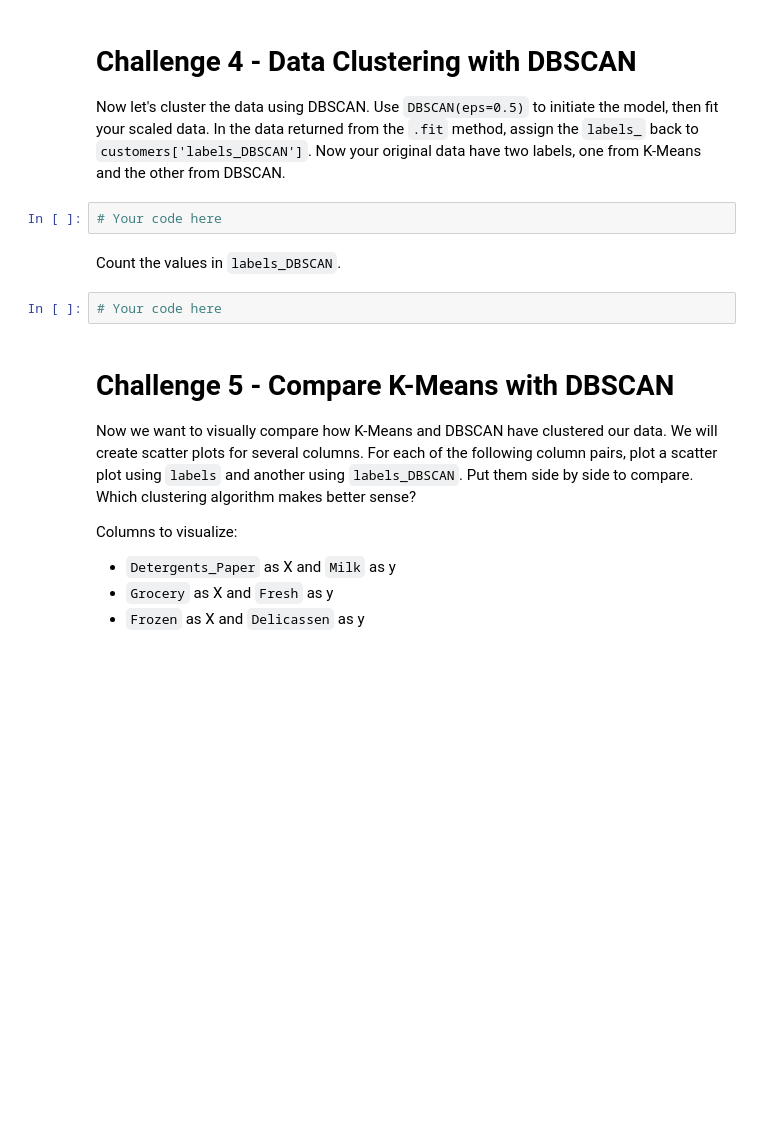
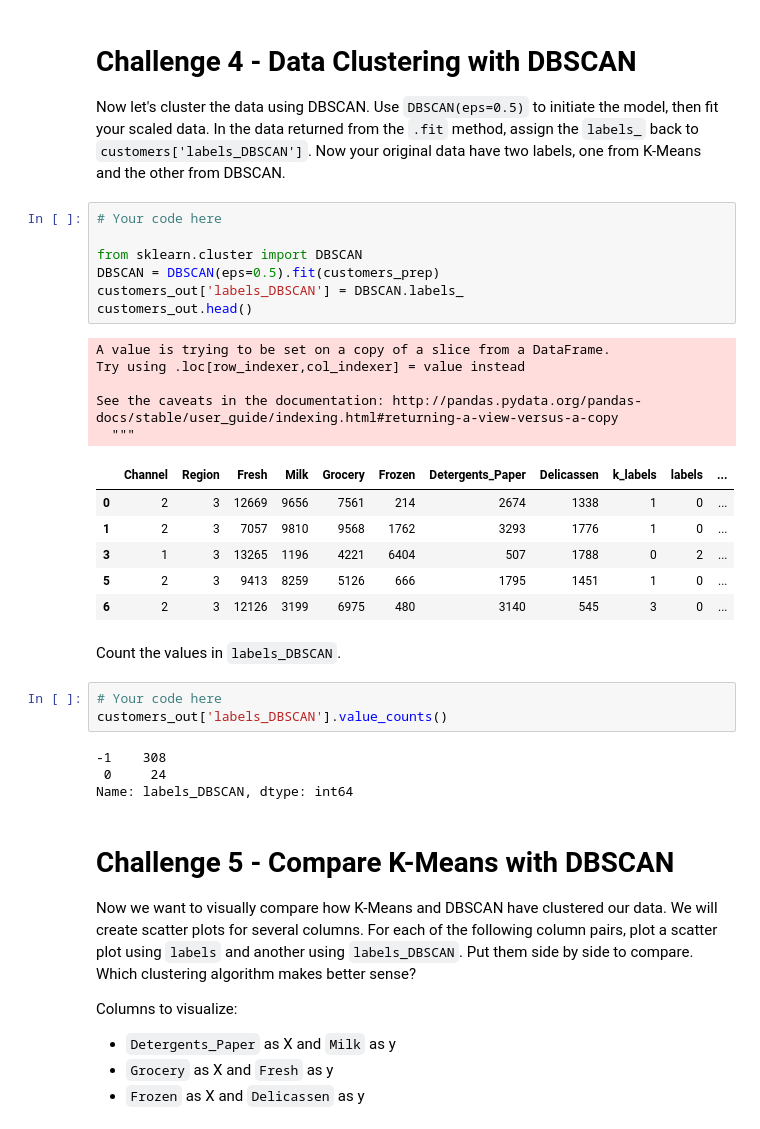
Before and after one commit to sbraca/dataptmad1019, a Jupyter notebook: module-3/lab-unsupervised-learning/your-code/main.ipynb, the cells around one changed output. Cells and saved outputs as stored; diff of their text form; blank space fills up the shorter version.

```diff
--- a/module-3/lab-unsupervised-learning/your-code/main.ipynb
+++ b/module-3/lab-unsupervised-learning/your-code/main.ipynb
@@ -262,12 +337,34 @@ Count the values in `labels`.
 # Challenge 4 - Data Clustering with DBSCAN
 
 Now let's cluster the data using DBSCAN. Use `DBSCAN(eps=0.5)` to initiate the model, then fit your scaled data. In the data returned from the `.fit` method, assign the `labels_` back to `customers['labels_DBSCAN']`. Now your original data have two labels, one from K-Means and the other from DBSCAN.
-# %%
-# Your code here
+# %%
+# Your code here
+
+from sklearn.cluster import DBSCAN
+DBSCAN = DBSCAN(eps=0.5).fit(customers_prep)
+customers_out['labels_DBSCAN'] = DBSCAN.labels_
+customers_out.head()
+# %% [output]
+A value is trying to be set on a copy of a slice from a DataFrame.
+Try using .loc[row_indexer,col_indexer] = value instead
+
+See the caveats in the documentation: http://pandas.pydata.org/pandas-docs/stable/user_guide/indexing.html#returning-a-view-versus-a-copy
+  """
+|  | Channel | Region | Fresh | Milk | Grocery | Frozen | Detergents_Paper | Delicassen | k_labels | labels | ... |
+| 0 | 2 | 3 | 12669 | 9656 | 7561 | 214 | 2674 | 1338 | 1 | 0 | ... |
+| 1 | 2 | 3 | 7057 | 9810 | 9568 | 1762 | 3293 | 1776 | 1 | 0 | ... |
+| 3 | 1 | 3 | 13265 | 1196 | 4221 | 6404 | 507 | 1788 | 0 | 2 | ... |
+| 5 | 2 | 3 | 9413 | 8259 | 5126 | 666 | 1795 | 1451 | 1 | 0 | ... |
+| 6 | 2 | 3 | 12126 | 3199 | 6975 | 480 | 3140 | 545 | 3 | 0 | ... |
 # %% [markdown]
 Count the values in `labels_DBSCAN`.
 # %%
 # Your code here
+customers_out['labels_DBSCAN'].value_counts()
+# %% [output]
+-1    308
+ 0     24
+Name: labels_DBSCAN, dtype: int64
 # %% [markdown]
 # Challenge 5 - Compare K-Means with DBSCAN
 
```
Also changed, not shown: parts of 15 cells of this notebook.
